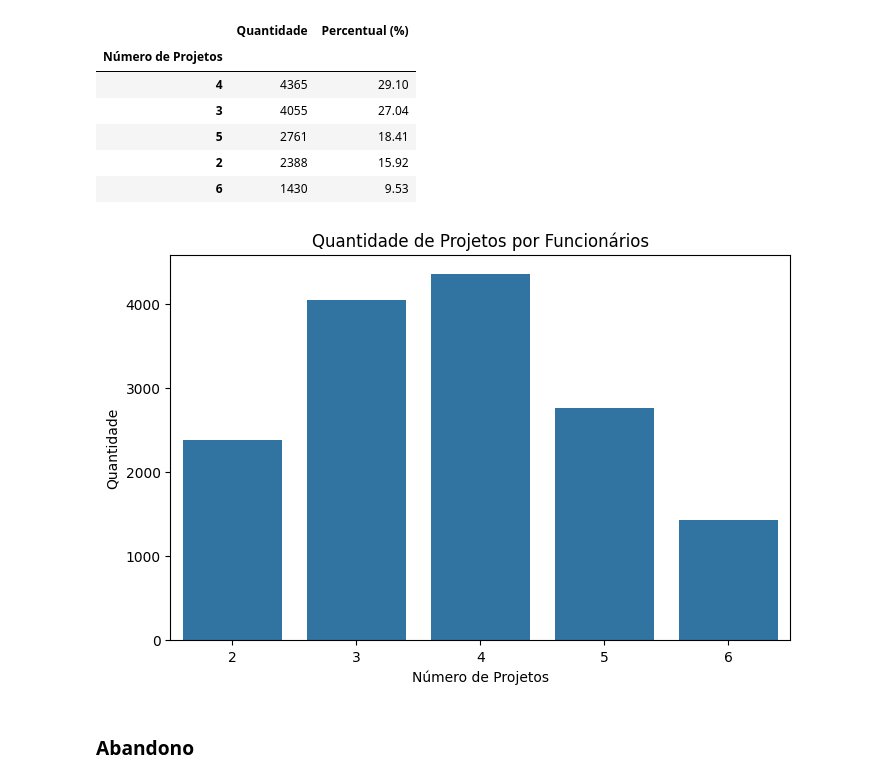
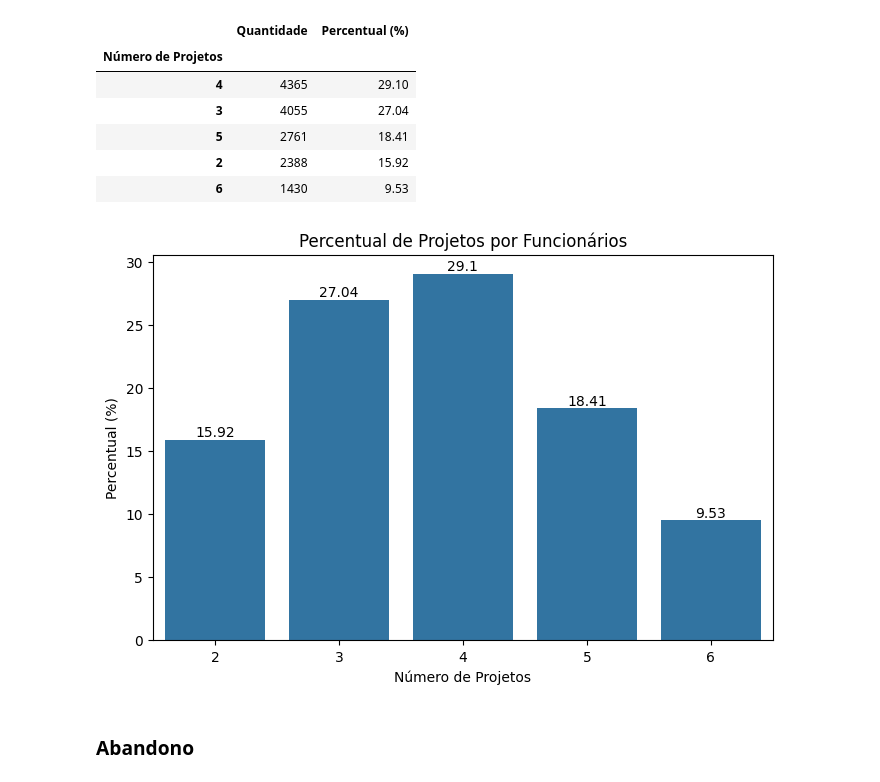
Before and after one commit to YumiiOnoue/ml_predicao_churn, a Jupyter notebook: analise_abandono.ipynb, the cells around one changed output. Drawn from its saved outputs; the diff is of its cells as text; code cells hidden in the pictures.

```diff
--- a/analise_abandono.ipynb
+++ b/analise_abandono.ipynb
@@ -273,9 +309,11 @@ acidente_df
 # %%
 # Distribuição da Quantidade de acidentes de trabalho
 plt.figure(figsize=(8,5))
-sns.barplot(x=acidente_df.index, y='Quantidade', data=acidente_df)
-plt.title('Quantidade de Acidentes de Trabalho')
+ax = sns.barplot(x=acidente_df.index, y='Percentual (%)', data=acidente_df)
+for container in ax.containers:
+    ax.bar_label(container)
+plt.title('Percentual de Acidentes de Trabalho')
 plt.xlabel('Acidente de Trabalho')
-plt.ylabel('Quantidade')
+plt.ylabel('Percentual (%)')
 plt.show()
 # %% [output]
@@ -292,6 +330,7 @@ promocao_df
 # Renomeando os valores da coluna 'left'
 promocao_df.index = promocao_df.index.map({0: 'Não', 1: 'Sim'})
 promocao_df.index.name = 'Promoção nos Últimos 5 Anos'
+promocao_df.reset_index(inplace=True)
 promocao_df
 # %% [output]
 |  | Quantidade | Percentual (%) |
@@ -301,9 +340,11 @@ promocao_df
 # %%
 # Distribuição dos funcionários que receberam promoção no último 5 anos
 plt.figure(figsize=(8,5))
-sns.barplot(x=promocao_df.index, y='Quantidade', data=promocao_df)
-plt.title('Quantidade de Promoções nos Últimos 5 Anos')
+ax = sns.barplot(x=promocao_df.index, y='Percentual (%)', data=promocao_df)
+for container in ax.containers:
+    ax.bar_label(container)
+plt.title('Percentual de Promoções nos Últimos 5 Anos')
 plt.xlabel('Promoção nos Últimos 5 Anos')
-plt.ylabel('Quantidade')
+plt.ylabel('Percentual (%)')
 plt.show()
 # %% [output]
@@ -315,6 +356,7 @@ projetos = df['num_project'].value_counts()
 projetos_percentual = round((projetos / len(df) * 100),2)
 projetos_df = pd.DataFrame({'Quantidade': projetos, 'Percentual (%)': projetos_percentual})
 projetos_df.index.name = 'Número de Projetos'
+projetos_df.reset_index(inplace=True)
 projetos_df
 # %% [output]
 |  | Quantidade | Percentual (%) |
@@ -327,13 +369,15 @@ projetos_df
 # %%
 # Distribuição dos números de projetos
 plt.figure(figsize=(8,5))
-sns.countplot(x='num_project', data=df)
-plt.title('Quantidade de Projetos por Funcionários')
+ax = sns.barplot(y='Percentual (%)', x=projetos_df.index, data=projetos_df)
+for container in ax.containers:
+    ax.bar_label(container)
+plt.title('Percentual de Projetos por Funcionários')
 plt.xlabel('Número de Projetos')
-plt.ylabel('Quantidade')
+plt.ylabel('Percentual (%)')
 plt.show()
 # %% [output]
-[figure, old version]
+[figure, new version]
 # %% [markdown]
 ### Abandono
 # %%
```
Also changed, not shown: parts of 25 cells of this notebook.
